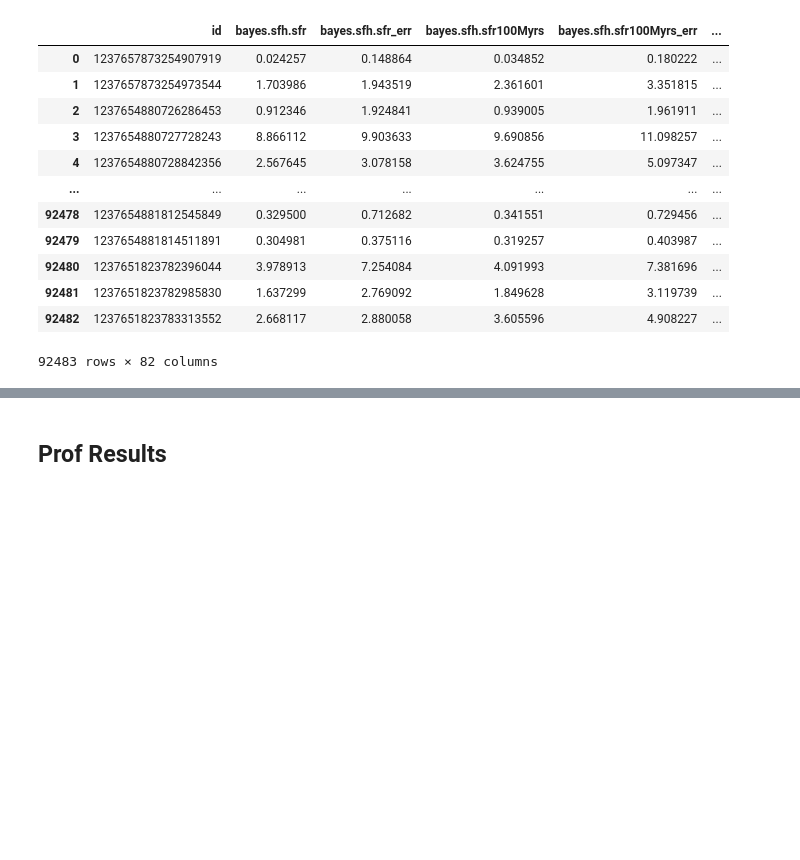
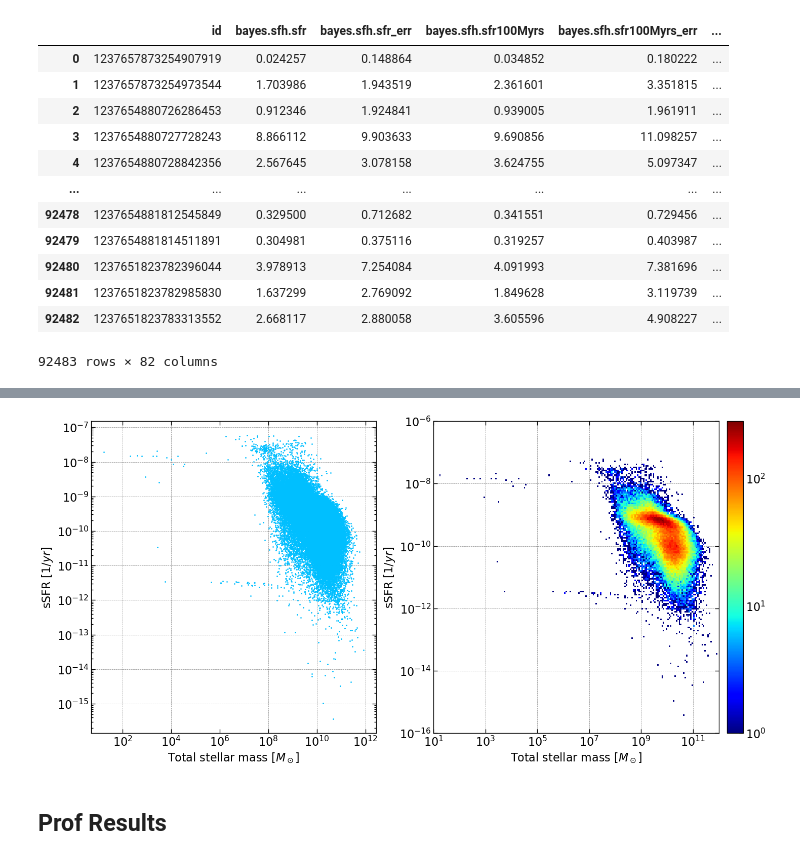
Before and after one commit to M-Bianchi/Laboratory_of_Data_Analysis, a Jupyter notebook: MainActivity/Lecture5.ipynb, the cells around one changed output, grey strips where cells are left out. Drawn from its saved outputs; the diff is of its cells as text; code cells hidden in the pictures; blank space fills up the shorter version.

```diff
--- a/MainActivity/Lecture5.ipynb
+++ b/MainActivity/Lecture5.ipynb
@@ -143,3 +131,10 @@ Text(0.5, 0, 'SFR $[M_\\odot/yr]$')
+# %%
+x_data = results['best.stellar.m_star']
+y_data = results['bayes.sfh.sfr10Myrs']/results['best.stellar.m_star']
+
+Plot(x_data, y_data, [1,12], [-16,-6], 'Total stellar mass $[M_\odot]$', 'sSFR $[1/yr]$')
+# %% [output]
+[figure, added]
 # %% [markdown]
 ## Prof Results
 # %%
```
Also changed, not shown: parts of 18 cells of this notebook.
